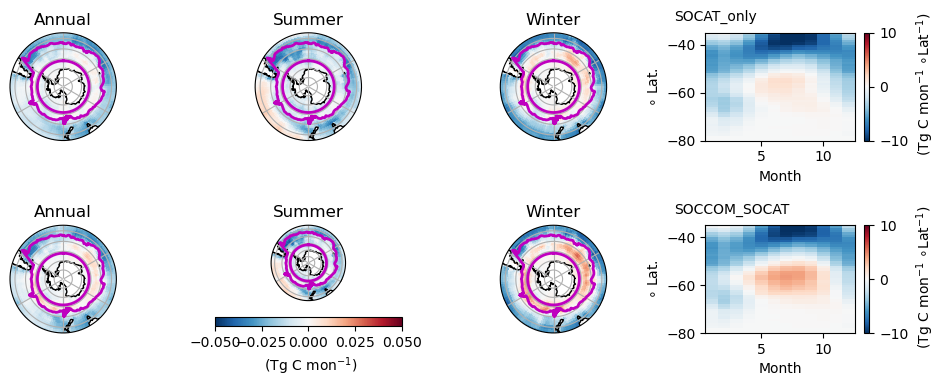
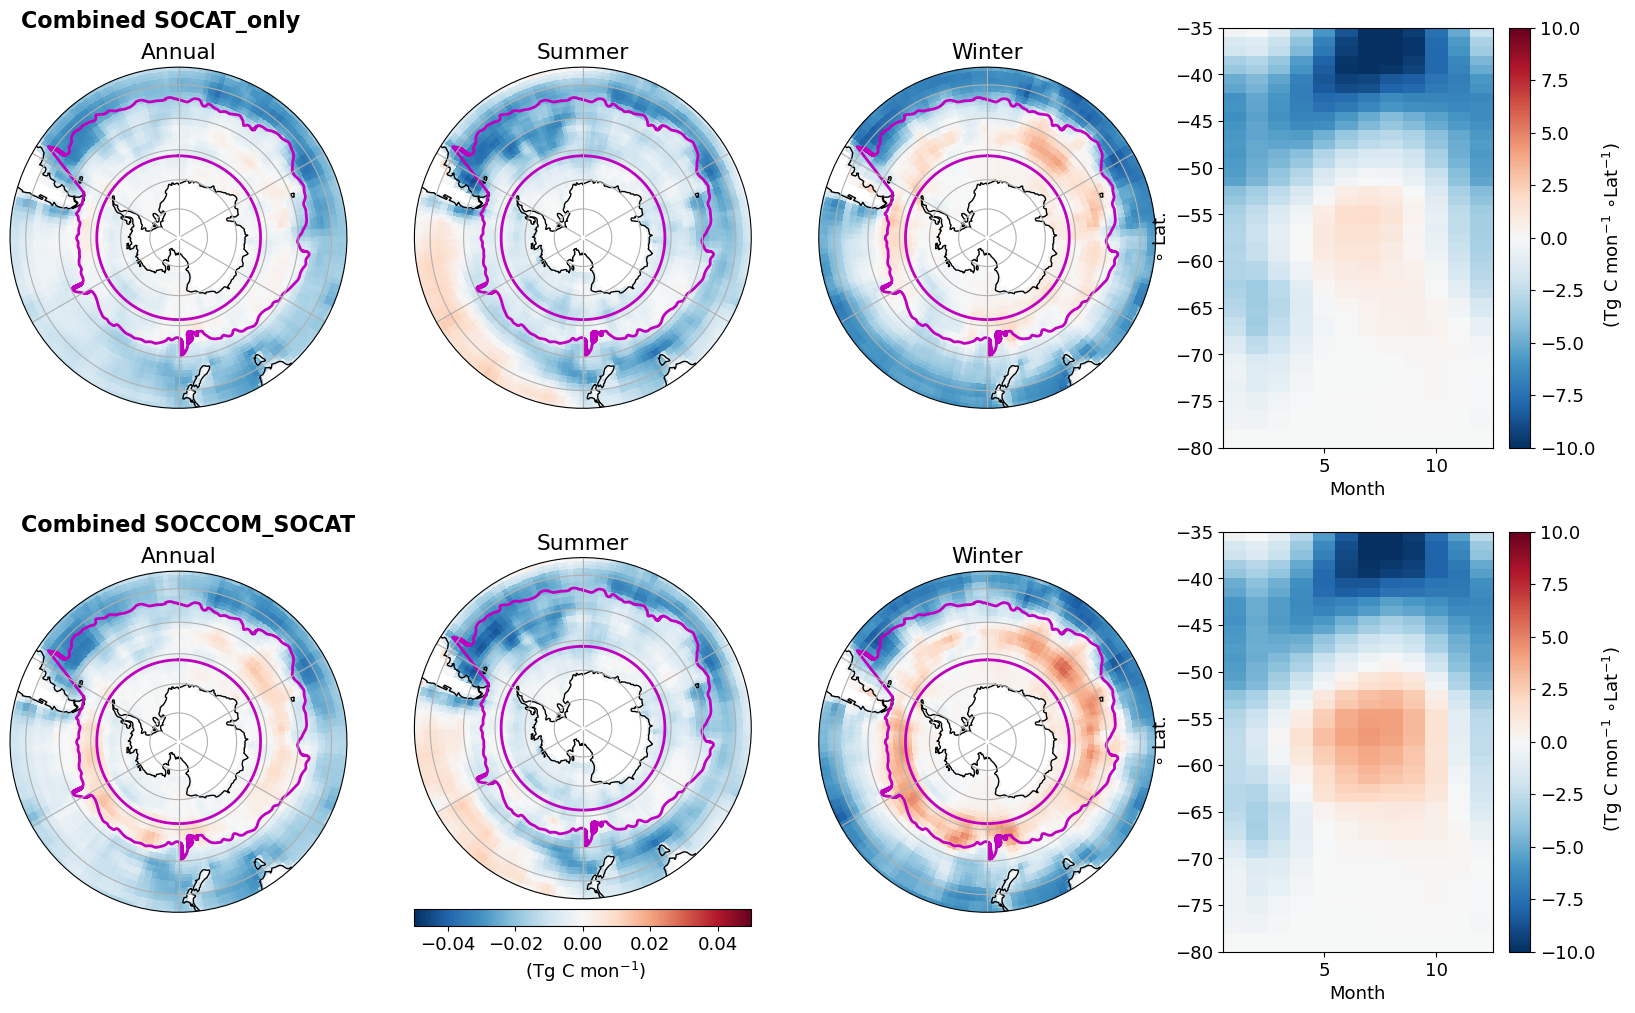
The change to this notebook cell's code, shown as a diff; its figure went from the first image to the second:
--- before
+++ after
@@ -1,3 +1,7 @@
-plot_filename = 'Figure 1_stereo_maps'
+from mpl_toolkits.axes_grid1 import make_axes_locatable
+
+plt.rcParams.update({'font.size': 13})
+
+plot_filename = 'Figure 1_stereo_maps_v2'
 proj = ccrs.SouthPolarStereo()
 data_proj = ccrs.PlateCarree()
@@ -9,5 +13,5 @@
 num_rows = 2
 num_cols = 4
-fig = plt.figure(figsize=(10, 4), )
+fig = plt.figure(figsize=(20, 12), )
 
 plot_count = 0
@@ -50,5 +54,8 @@
 
         if s==1 & q==1:
-            plt.colorbar(mesh, label=' (Tg C mon$^{-1}$)', orientation='horizontal')
+            divider = make_axes_locatable(ax)
+            # cax = divider.append_axes("right", size="5%", pad=0.05)
+            cax = divider.append_axes("bottom", size="5%", pad=0.1, axes_class=plt.Axes)
+            plt.colorbar(mesh, cax=cax, label=' (Tg C mon$^{-1}$)', orientation='horizontal')
 
 
@@ -63,7 +70,7 @@
     ax.set_ylabel('$\circ$ Lat.')
     ax.set_xlabel('Month')
-    ax.annotate(run_name, xy=(-2, -30), annotation_clip=False)
+    ax.annotate('Combined ' + run_name, xy=(-53, -35), annotation_clip=False, fontsize=16, fontweight='bold')
 plt.tight_layout()
 
 
-# plt.savefig(f"{manuscript_dir}figures/{plot_filename}{data['plot_ver'][0]}.pdf", dpi=300)
+plt.savefig(f"{manuscript_dir}figures/{plot_filename}{data['plot_ver'][0]}.pdf", dpi=300)

Commit: work on figure plotting for manuscriopt